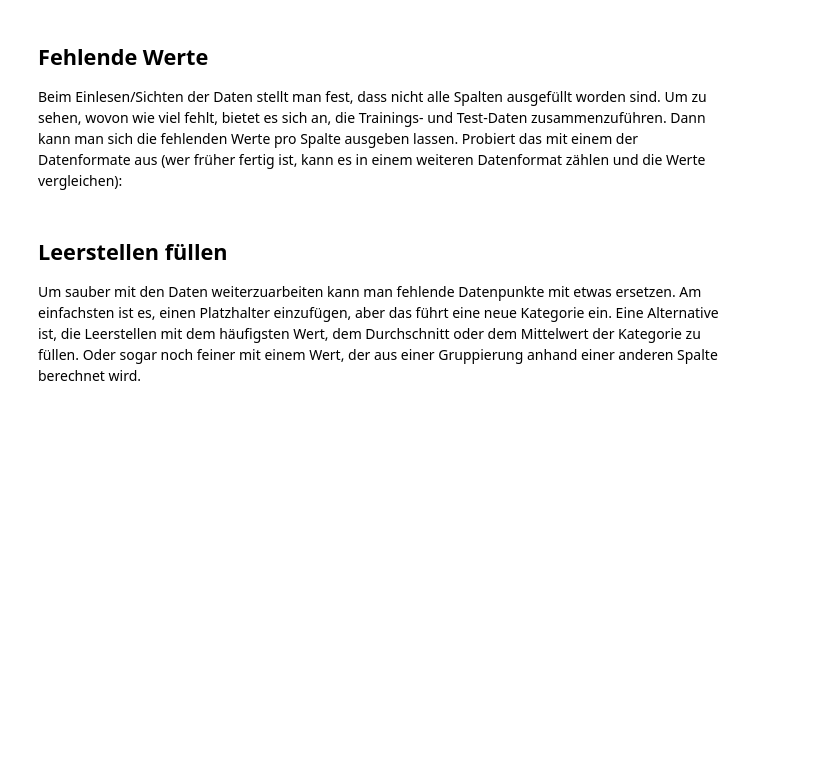
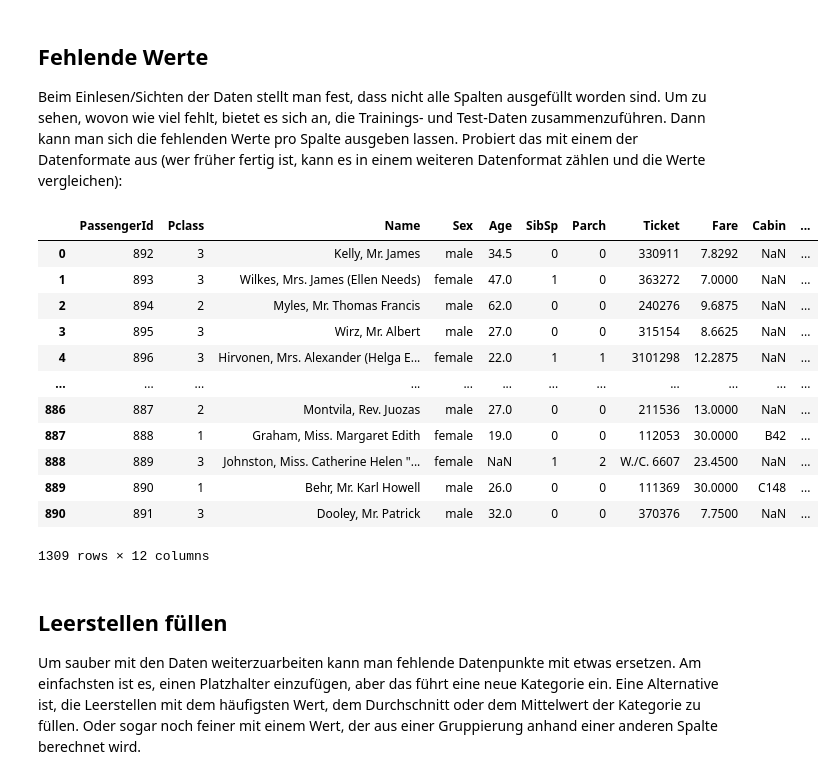
Before and after one commit to mihail95/CLMethode, a Jupyter notebook: Week1/Tutorium/python_warmup.ipynb, the cells around one changed output. Saved outputs shown, nothing was run; the diff lists cells and outputs as text; code cells hidden in the pictures; blank space fills up the shorter version.

```diff
--- a/Week1/Tutorium/python_warmup.ipynb
+++ b/Week1/Tutorium/python_warmup.ipynb
@@ -45,6 +125,29 @@ import pandas as pd
 Beim Einlesen/Sichten der Daten stellt man fest, dass nicht alle Spalten ausgefüllt worden sind. Um zu sehen, wovon wie viel fehlt, bietet es sich an, die Trainings- und Test-Daten zusammenzuführen. Dann kann man sich die fehlenden Werte pro Spalte ausgeben lassen. Probiert das mit einem der Datenformate aus (wer früher fertig ist, kann es in einem weiteren Datenformat zählen und die Werte vergleichen):
 # %%
 # hier die fehlenden Werte zählen
+
+test_df = dataframes[0]
+train_df = dataframes[1]
+
+test_df['Survived'] = 2
+
+combined_df = pd.concat([test_df, train_df])
+display(combined_df)
+combined_df.to_excel("output.xlsx")
+# %% [output]
+|  | PassengerId | Pclass | Name | Sex | Age | SibSp | Parch | Ticket | Fare | Cabin | ... |
+| 0 | 892 | 3 | Kelly, Mr. James | male | 34.5 | 0 | 0 | 330911 | 7.8292 | NaN | ... |
+| 1 | 893 | 3 | Wilkes, Mrs. James (Ellen Needs) | female | 47.0 | 1 | 0 | 363272 | 7.0000 | NaN | ... |
+| 2 | 894 | 2 | Myles, Mr. Thomas Francis | male | 62.0 | 0 | 0 | 240276 | 9.6875 | NaN | ... |
+| 3 | 895 | 3 | Wirz, Mr. Albert | male | 27.0 | 0 | 0 | 315154 | 8.6625 | NaN | ... |
+| 4 | 896 | 3 | Hirvonen, Mrs. Alexander (Helga E... | female | 22.0 | 1 | 1 | 3101298 | 12.2875 | NaN | ... |
+| ... | ... | ... | ... | ... | ... | ... | ... | ... | ... | ... | ... |
+| 886 | 887 | 2 | Montvila, Rev. Juozas | male | 27.0 | 0 | 0 | 211536 | 13.0000 | NaN | ... |
+| 887 | 888 | 1 | Graham, Miss. Margaret Edith | female | 19.0 | 0 | 0 | 112053 | 30.0000 | B42 | ... |
+| 888 | 889 | 3 | Johnston, Miss. Catherine Helen "... | female | NaN | 1 | 2 | W./C. 6607 | 23.4500 | NaN | ... |
+| 889 | 890 | 1 | Behr, Mr. Karl Howell | male | 26.0 | 0 | 0 | 111369 | 30.0000 | C148 | ... |
+| 890 | 891 | 3 | Dooley, Mr. Patrick | male | 32.0 | 0 | 0 | 370376 | 7.7500 | NaN | ... |
+1309 rows × 12 columns
 # %% [markdown]
 ## Leerstellen füllen
 Um sauber mit den Daten weiterzuarbeiten kann man fehlende Datenpunkte mit etwas ersetzen. Am einfachsten ist es, einen Platzhalter einzufügen, aber das führt eine neue Kategorie ein. Eine Alternative ist, die Leerstellen mit dem häufigsten Wert, dem Durchschnitt oder dem Mittelwert der Kategorie zu füllen. Oder sogar noch feiner mit einem Wert, der aus einer Gruppierung anhand einer anderen Spalte berechnet wird.
```
Also changed, not shown: parts of 3 cells of this notebook.
